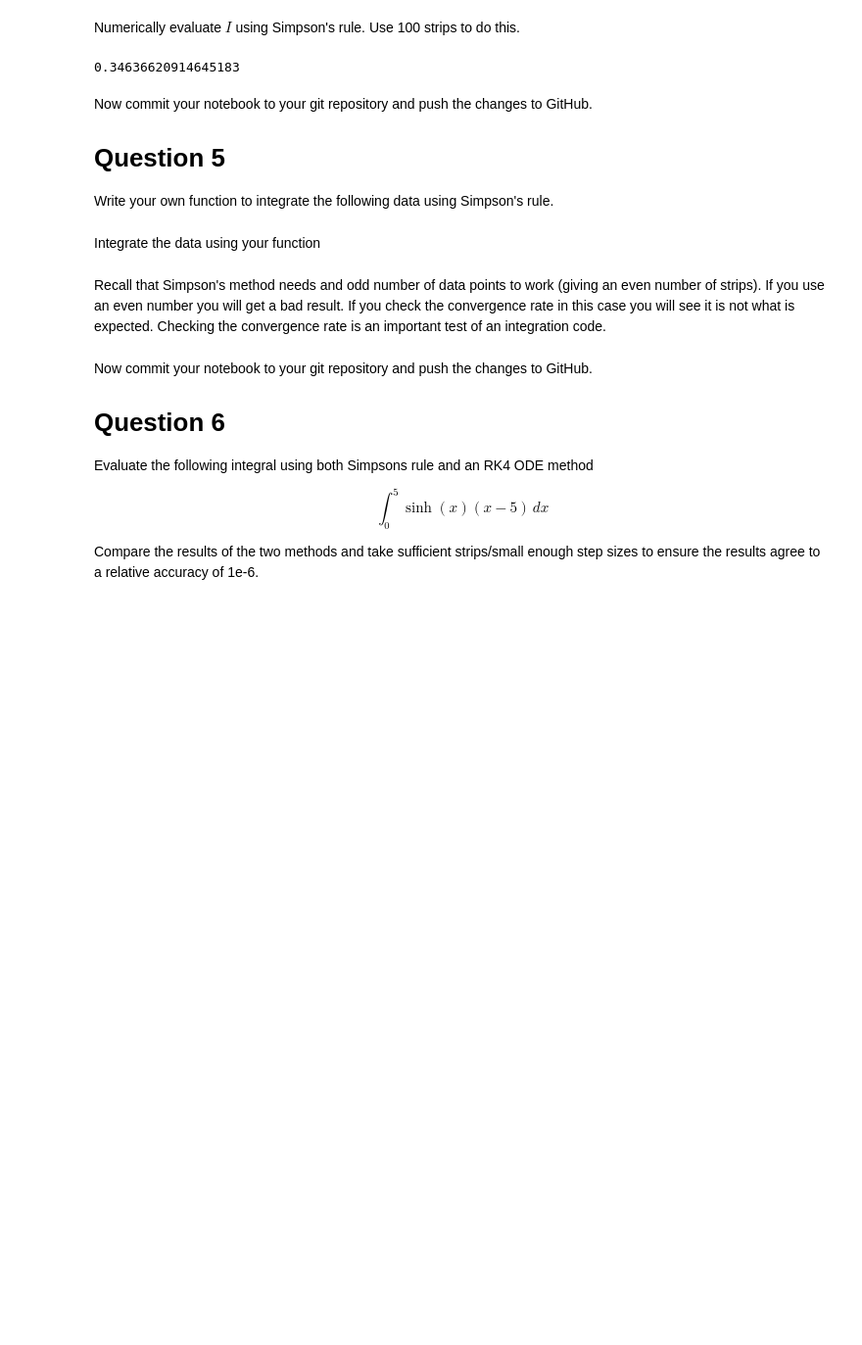
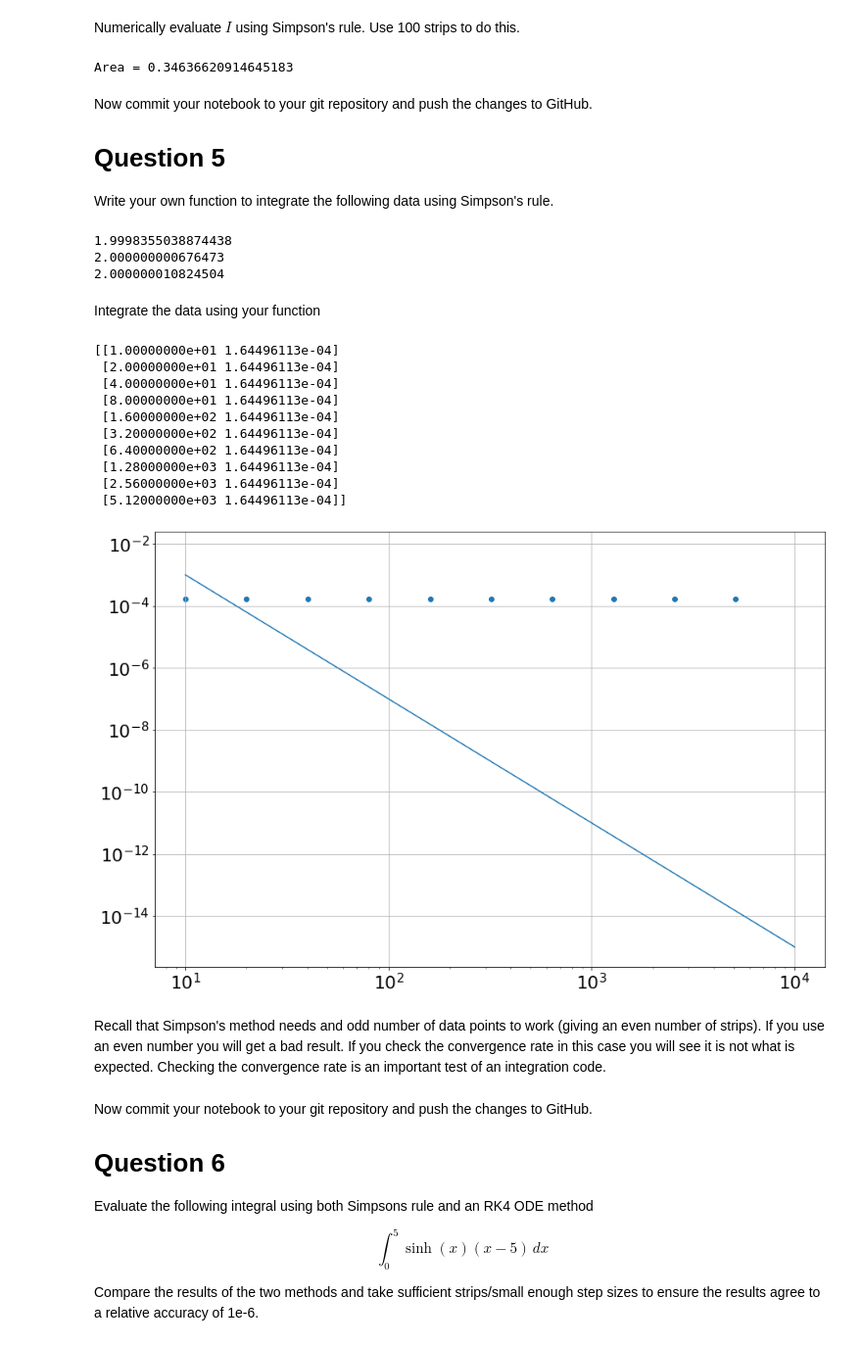
Before and after one commit to Conor-O-Mahony/ACM20030-Assignments, a Jupyter notebook: Assignment 4/Assignment-4.ipynb, the cells around one changed output. Shown at 98% size. Saved outputs shown, nothing was run; the diff lists cells and outputs as text; code cells hidden in the pictures; blank space fills up the shorter version.

```diff
--- a/Assignment 4/Assignment-4.ipynb
+++ b/Assignment 4/Assignment-4.ipynb
@@ -277,9 +277,9 @@ plt.plot(x,ftransformed(x))
 # %% [markdown]
 Numerically evaluate $I$ using Simpson's rule. Use 100 strips to do this.
 # %%
-SimpsonsIntegrate(ftransformed, 0, 1, 100)
+print("Area =", SimpsonsIntegrate(ftransformed, 0, 1, 100))
 # %% [output]
-0.34636620914645183
+Area = 0.34636620914645183
 # %% [markdown]
 Now commit your notebook to your git repository and push the changes to GitHub.
 
@@ -290,3 +290,25 @@ Write your own function to integrate the following data using Simpson's rule.
 x = np.linspace(0, np.pi, 101)
 dx = x[1]-x[0]
 y = np.sin(x)
+
+def SimpsIntegrate(y, x, dx):
+    area = 0
+    dx=dx
+    i = 0
+    while i < len(x)-1:
+        area += dx/6*(y[i]+4*((y[i+1]+y[i])/2) + y[i+1])
+        i += 1
+
+    return area
+# %%
+print(SimpsIntegrate(y, x, dx))
+
+def f(x):
+    return np.sin(x)
+
+print(SimpsonsIntegrate(f,0,np.pi,100))
+print(integrate.simps(y,x))
+# %% [output]
+1.9998355038874438
+2.000000000676473
+2.000000010824504
@@ -293,5 +327,41 @@ y = np.sin(x)
 # %% [markdown]
 Integrate the data using your function
+# %%
+I= -np.cos(np.pi) + np.cos(0)
+imax = 10;
+
+errSimps = np.empty((imax,2))
+i = 0
+N = 10
+while i < imax:
+    errSimps[i,0] = N
+    errSimps[i,1] = np.abs(SimpsIntegrate(y, x, dx) - I)
+
+    N *= 2
+    i += 1
+
+#plt.ylim(10**-15,10**-3)
+plt.scatter(errSimps[:,0], errSimps[:,1])
+plt.yscale('log')
+plt.xscale('log')
+plt.grid(True)
+
+print(errSimps)
+x=np.linspace(10,1e4)
+y=10*x**-4
+plt.plot(x,y);
+# %% [output]
+[[1.00000000e+01 1.64496113e-04]
+ [2.00000000e+01 1.64496113e-04]
+ [4.00000000e+01 1.64496113e-04]
+ [8.00000000e+01 1.64496113e-04]
+ [1.60000000e+02 1.64496113e-04]
+ [3.20000000e+02 1.64496113e-04]
+ [6.40000000e+02 1.64496113e-04]
+ [1.28000000e+03 1.64496113e-04]
+ [2.56000000e+03 1.64496113e-04]
+ [5.12000000e+03 1.64496113e-04]]
+[figure, added]
 # %% [markdown]
 Recall that Simpson's method needs and odd number of data points to work (giving an even number of strips). If you use an even number you will get a bad result. If you check the convergence rate in this case you will see it is not what is expected. Checking the convergence rate is an important test of an integration code.
 # %% [markdown]
```
Also changed, not shown: parts of 6 cells of this notebook.
